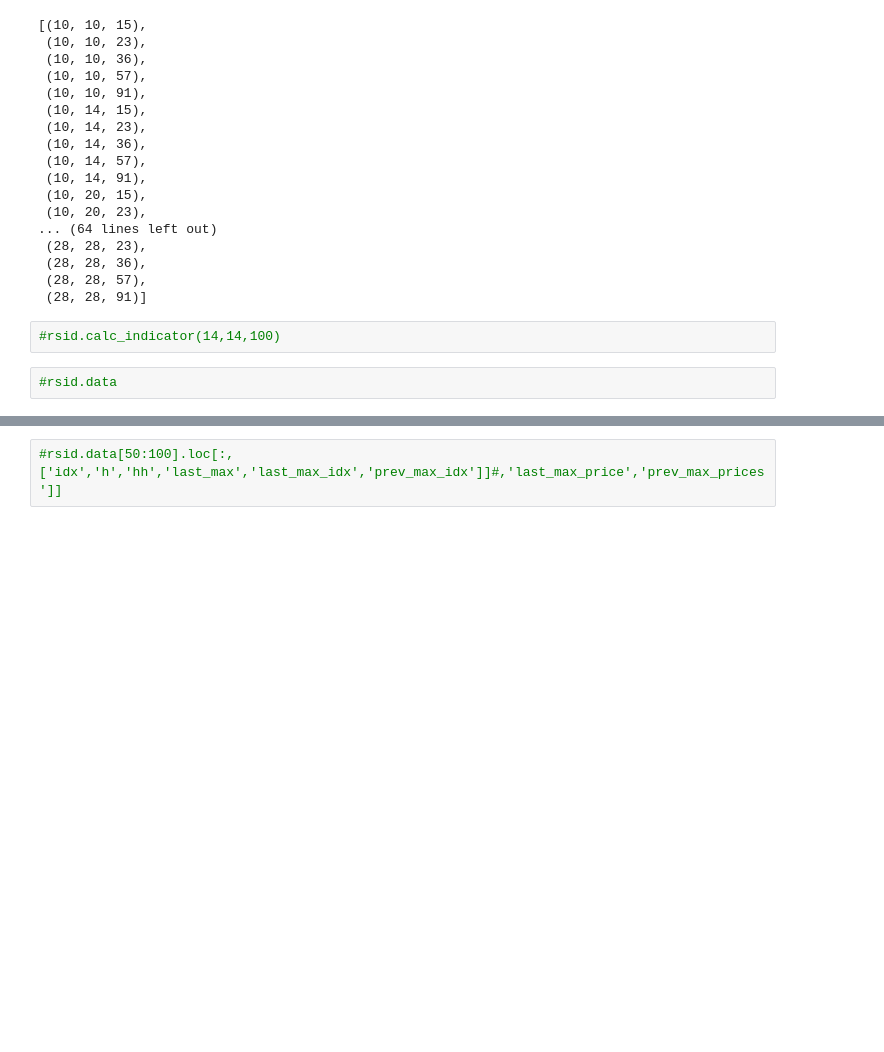
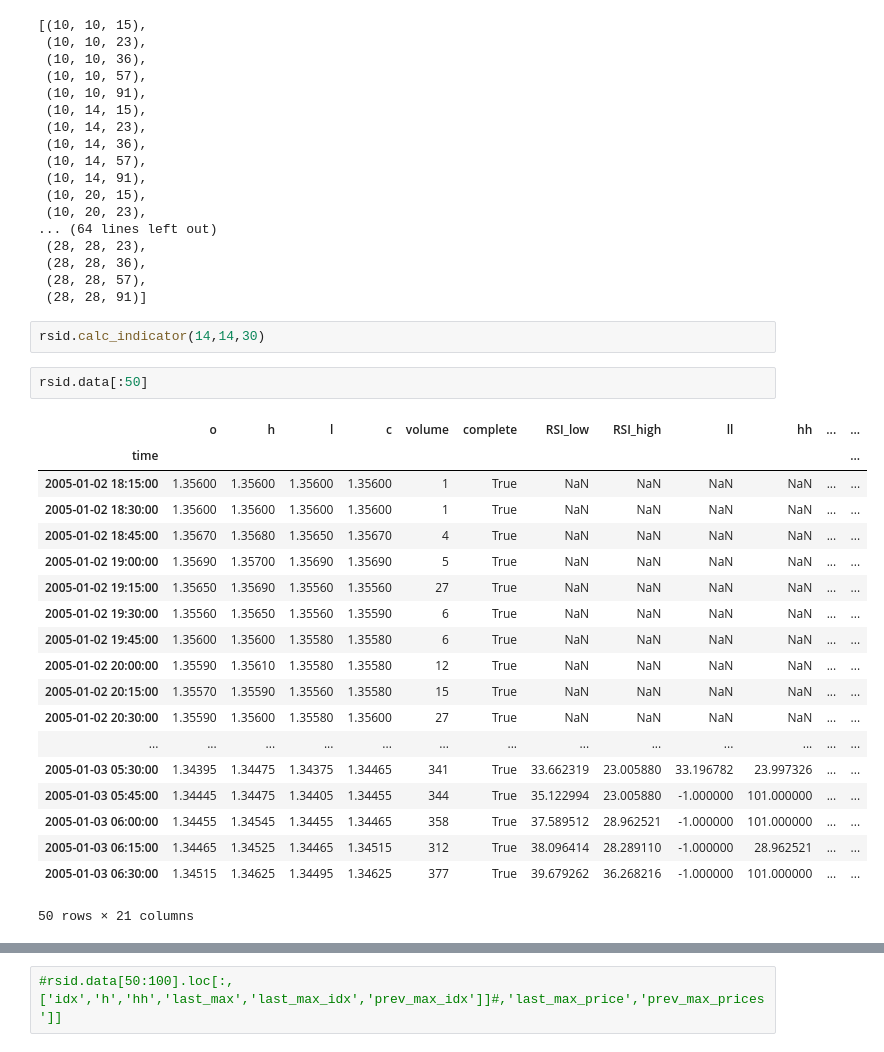
Before and after one commit to slisowski86/Trading_strategies, a Jupyter notebook: RSI_Divergence_30122025/RSI_Divergence_class.ipynb, the cells around one changed output, grey strips where cells are left out. Drawn from its saved outputs; the diff is of its cells as text; blank space fills up the shorter version.

```diff
--- a/RSI_Divergence_30122025/RSI_Divergence_class.ipynb
+++ b/RSI_Divergence_30122025/RSI_Divergence_class.ipynb
@@ -278,7 +278,27 @@ cmb
  (28, 28, 57),
  (28, 28, 91)]
 # %%
-#rsid.calc_indicator(14,14,100)
+rsid.calc_indicator(14,14,30)
 # %%
-#rsid.data
+rsid.data[:50]
+# %% [output]
+|  | o | h | l | c | volume | complete | RSI_low | RSI_high | ll | hh | ... | ... |
+| time |  |  |  |  |  |  |  |  |  |  |  | ... |
+| 2005-01-02 18:15:00 | 1.35600 | 1.35600 | 1.35600 | 1.35600 | 1 | True | NaN | NaN | NaN | NaN | ... | ... |
+| 2005-01-02 18:30:00 | 1.35600 | 1.35600 | 1.35600 | 1.35600 | 1 | True | NaN | NaN | NaN | NaN | ... | ... |
+| 2005-01-02 18:45:00 | 1.35670 | 1.35680 | 1.35650 | 1.35670 | 4 | True | NaN | NaN | NaN | NaN | ... | ... |
+| 2005-01-02 19:00:00 | 1.35690 | 1.35700 | 1.35690 | 1.35690 | 5 | True | NaN | NaN | NaN | NaN | ... | ... |
+| 2005-01-02 19:15:00 | 1.35650 | 1.35690 | 1.35560 | 1.35560 | 27 | True | NaN | NaN | NaN | NaN | ... | ... |
+| 2005-01-02 19:30:00 | 1.35560 | 1.35650 | 1.35560 | 1.35590 | 6 | True | NaN | NaN | NaN | NaN | ... | ... |
+| 2005-01-02 19:45:00 | 1.35600 | 1.35600 | 1.35580 | 1.35580 | 6 | True | NaN | NaN | NaN | NaN | ... | ... |
+| 2005-01-02 20:00:00 | 1.35590 | 1.35610 | 1.35580 | 1.35580 | 12 | True | NaN | NaN | NaN | NaN | ... | ... |
+| 2005-01-02 20:15:00 | 1.35570 | 1.35590 | 1.35560 | 1.35580 | 15 | True | NaN | NaN | NaN | NaN | ... | ... |
+| 2005-01-02 20:30:00 | 1.35590 | 1.35600 | 1.35580 | 1.35600 | 27 | True | NaN | NaN | NaN | NaN | ... | ... |
+| ... | ... | ... | ... | ... | ... | ... | ... | ... | ... | ... | ... | ... |
+| 2005-01-03 05:30:00 | 1.34395 | 1.34475 | 1.34375 | 1.34465 | 341 | True | 33.662319 | 23.005880 | 33.196782 | 23.997326 | ... | ... |
+| 2005-01-03 05:45:00 | 1.34445 | 1.34475 | 1.34405 | 1.34455 | 344 | True | 35.122994 | 23.005880 | -1.000000 | 101.000000 | ... | ... |
+| 2005-01-03 06:00:00 | 1.34455 | 1.34545 | 1.34455 | 1.34465 | 358 | True | 37.589512 | 28.962521 | -1.000000 | 101.000000 | ... | ... |
+| 2005-01-03 06:15:00 | 1.34465 | 1.34525 | 1.34465 | 1.34515 | 312 | True | 38.096414 | 28.289110 | -1.000000 | 28.962521 | ... | ... |
+| 2005-01-03 06:30:00 | 1.34515 | 1.34625 | 1.34495 | 1.34625 | 377 | True | 39.679262 | 36.268216 | -1.000000 | 101.000000 | ... | ... |
+50 rows × 21 columns
 # %%
```
Also changed, not shown: parts of 1 cell of this notebook, 3 other files.
